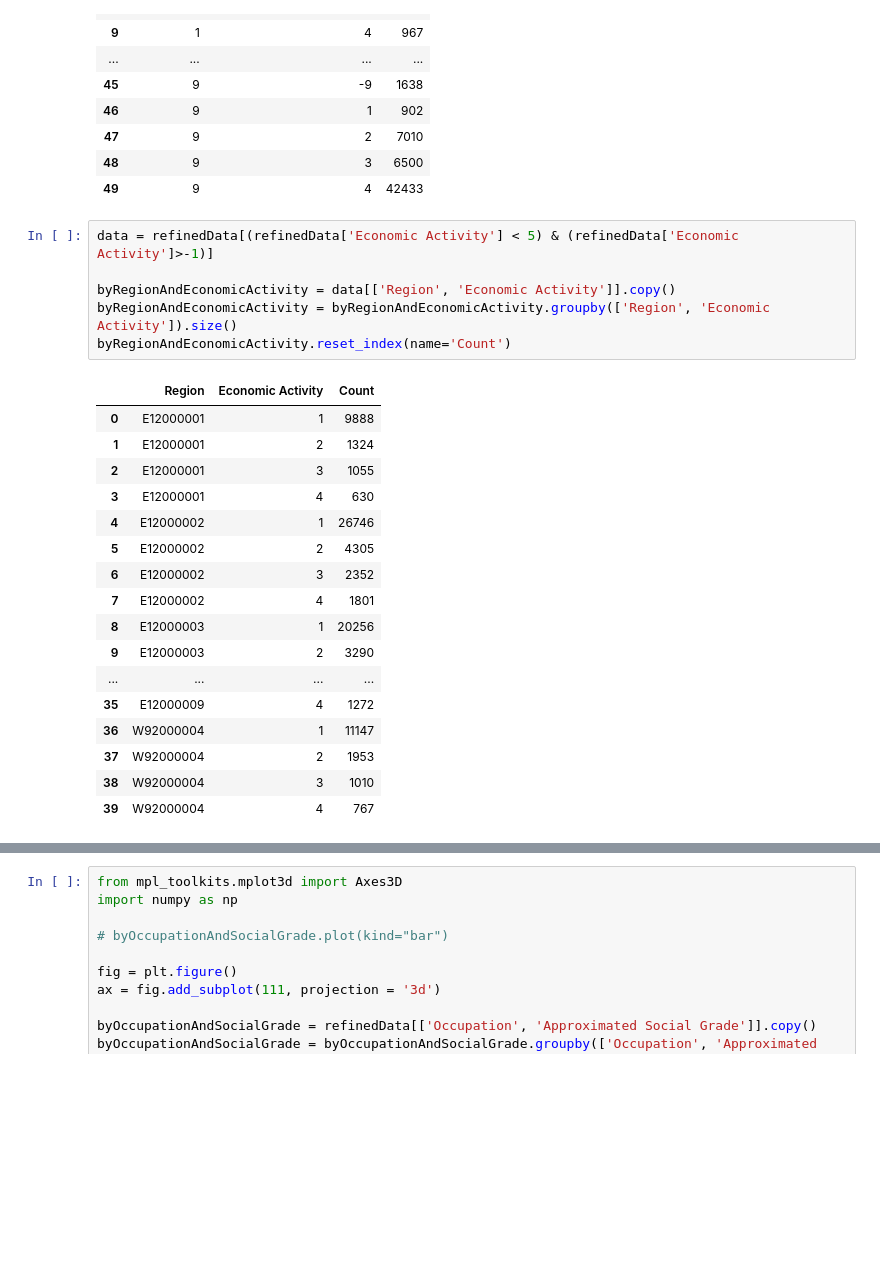
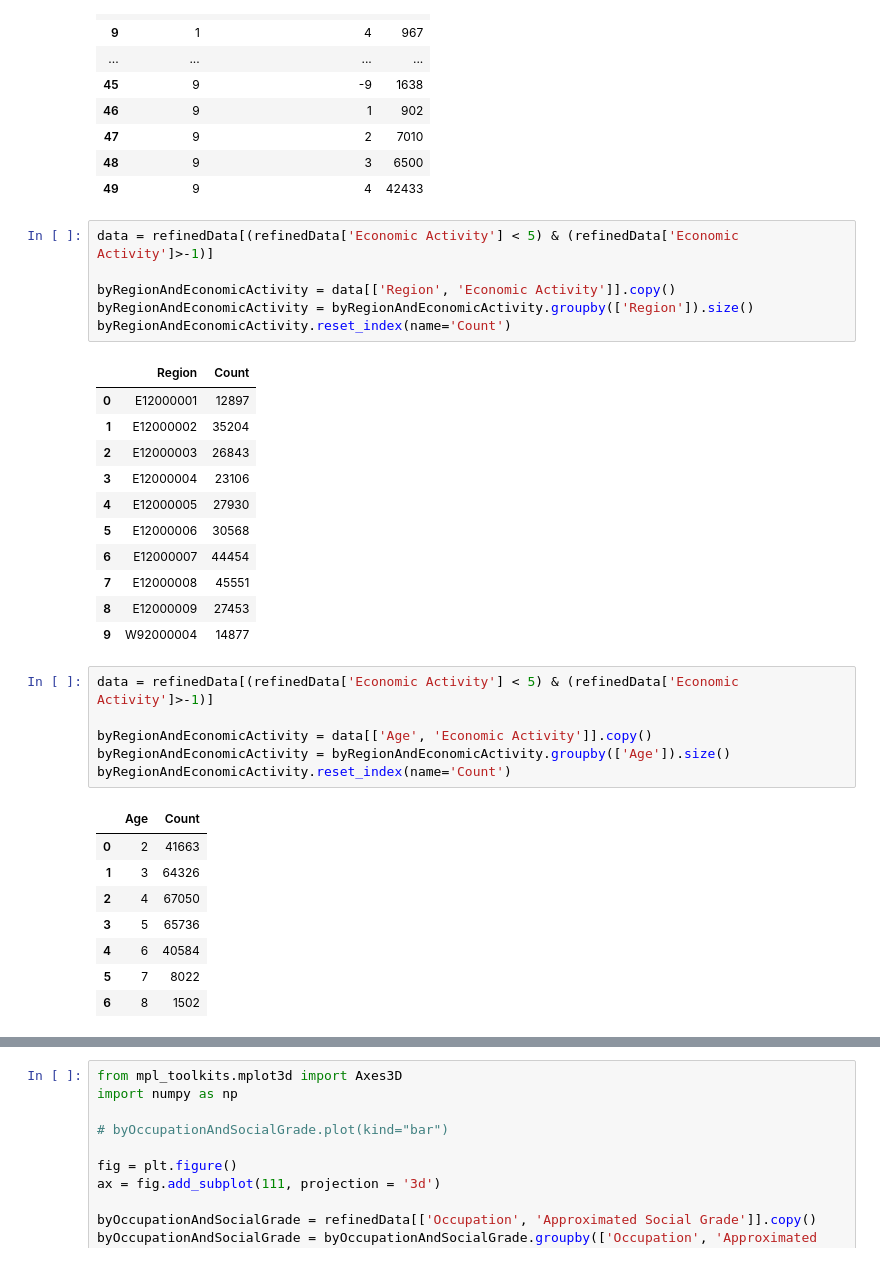
Before and after one commit to Essymay/CS2006p3, a Jupyter notebook: census2011.ipynb, the cells around one changed output, grey strips where cells are left out. Drawn from its saved outputs; the diff is of its cells as text; blank space fills up the shorter version.

```diff
--- a/census2011.ipynb
+++ b/census2011.ipynb
@@ -678,24 +678,33 @@ byOccupationAndSocialGrade.reset_index(name='Count')
 # %%
 data = refinedData[(refinedData['Economic Activity'] < 5) & (refinedData['Economic Activity']>-1)]
 
 byRegionAndEconomicActivity = data[['Region', 'Economic Activity']].copy()
-byRegionAndEconomicActivity = byRegionAndEconomicActivity.groupby(['Region', 'Economic Activity']).size()
+byRegionAndEconomicActivity = byRegionAndEconomicActivity.groupby(['Region']).size()
 byRegionAndEconomicActivity.reset_index(name='Count')
 # %% [output]
-|  | Region | Economic Activity | Count |
-| 0 | E12000001 | 1 | 9888 |
-| 1 | E12000001 | 2 | 1324 |
-| 2 | E12000001 | 3 | 1055 |
-| 3 | E12000001 | 4 | 630 |
-| 4 | E12000002 | 1 | 26746 |
-| 5 | E12000002 | 2 | 4305 |
-| 6 | E12000002 | 3 | 2352 |
-| 7 | E12000002 | 4 | 1801 |
-| 8 | E12000003 | 1 | 20256 |
-| 9 | E12000003 | 2 | 3290 |
-| ... | ... | ... | ... |
-| 35 | E12000009 | 4 | 1272 |
-| 36 | W92000004 | 1 | 11147 |
-| 37 | W92000004 | 2 | 1953 |
-| 38 | W92000004 | 3 | 1010 |
-| 39 | W92000004 | 4 | 767 |
+|  | Region | Count |
+| 0 | E12000001 | 12897 |
+| 1 | E12000002 | 35204 |
+| 2 | E12000003 | 26843 |
+| 3 | E12000004 | 23106 |
+| 4 | E12000005 | 27930 |
+| 5 | E12000006 | 30568 |
+| 6 | E12000007 | 44454 |
+| 7 | E12000008 | 45551 |
+| 8 | E12000009 | 27453 |
+| 9 | W92000004 | 14877 |
+# %%
+data = refinedData[(refinedData['Economic Activity'] < 5) & (refinedData['Economic Activity']>-1)]
+
+byRegionAndEconomicActivity = data[['Age', 'Economic Activity']].copy()
+byRegionAndEconomicActivity = byRegionAndEconomicActivity.groupby(['Age']).size()
+byRegionAndEconomicActivity.reset_index(name='Count')
+# %% [output]
+|  | Age | Count |
+| 0 | 2 | 41663 |
+| 1 | 3 | 64326 |
+| 2 | 4 | 67050 |
+| 3 | 5 | 65736 |
+| 4 | 6 | 40584 |
+| 5 | 7 | 8022 |
+| 6 | 8 | 1502 |
```
Also changed, not shown: parts of 2 cells of this notebook.
